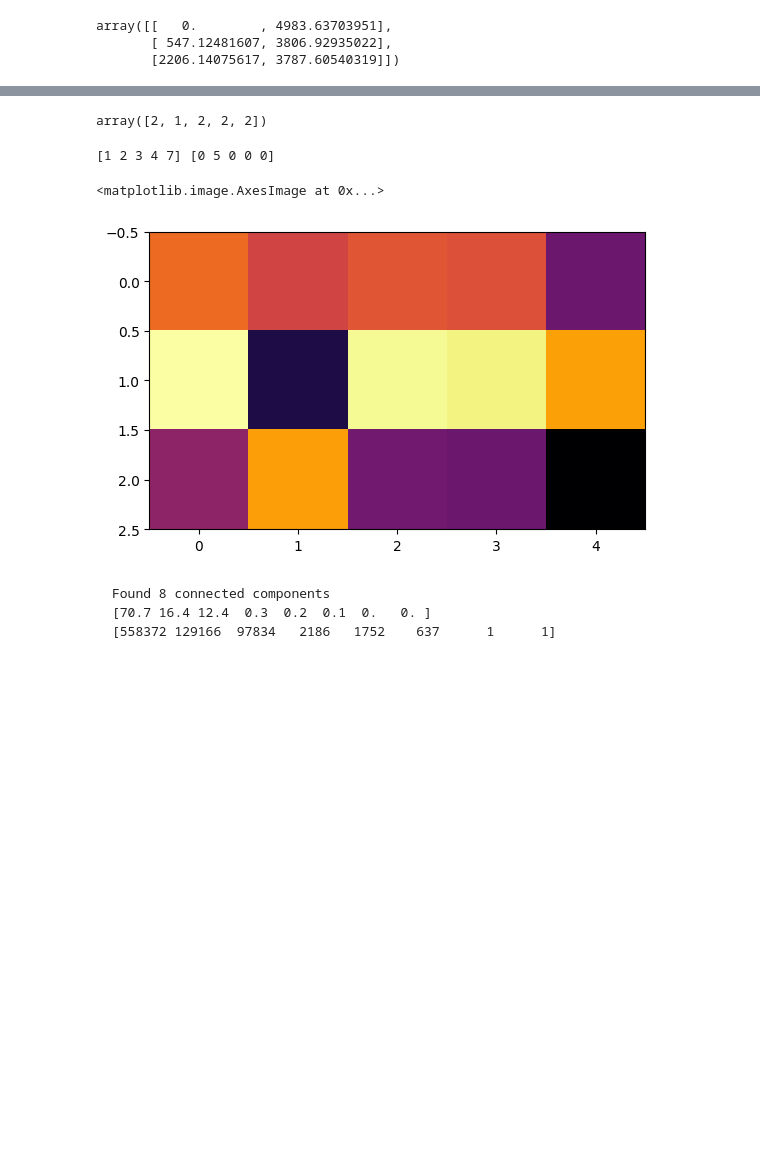
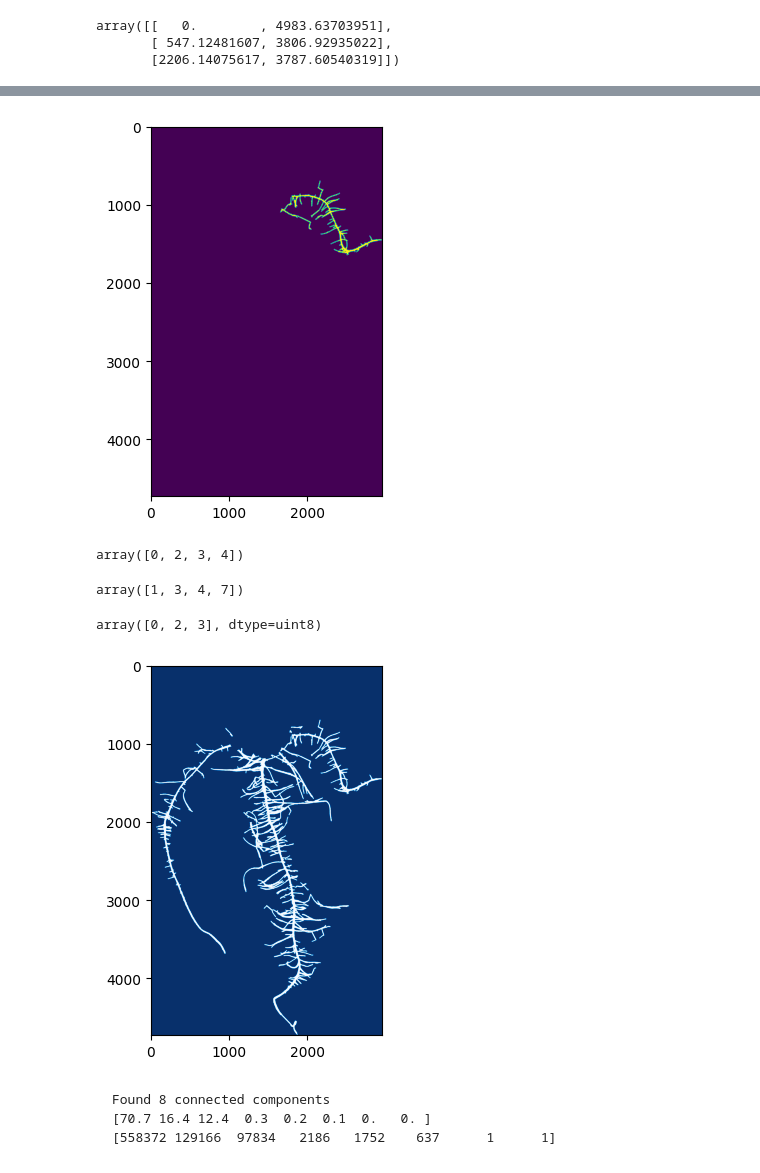
Before and after one commit to ejamezquita/root_necrosis, a Jupyter notebook: jupyter/01_image_preparation.ipynb, the cells around one changed output, grey strips where cells are left out. Saved outputs shown, nothing was run; the diff lists cells and outputs as text; code cells hidden in the pictures; blank space fills up the shorter version.

````diff
--- a/jupyter/01_image_preparation.ipynb
+++ b/jupyter/01_image_preparation.ipynb
@@ -336,15 +346,27 @@ distances = spatial.distance_matrix(ends[mainlabels], ends[minorlabels])
+# %%
+watershed = np.zeros(inv.shape, dtype=np.uint8)
+
+plt.imshow(mask, vmin=0, vmax=1);
+# %% [output]
+[figure, added]
 # %%
+i = 2
+extras = np.nonzero(mainlabels[np.argmin(distances, axis=0)] == mainlabels[i])[0]
+extras
 # %% [output]
-array([2, 1, 2, 2, 2])
+array([0, 2, 3, 4])
+# %%
+minorlabels[extras]
+# %% [output]
+array([1, 3, 4, 7])
 # %%
-print(minorlabels, mainlabels[np.argmin(distances, axis=0)])
+np.unique(watershed)
 # %% [output]
-[1 2 3 4 7] [0 5 0 0 0]
+array([0, 2, 3], dtype=uint8)
 # %%
-plt.imshow(distances, cmap='inferno');
+plt.imshow(watershed, vmin=0, cmap='Blues', origin='upper');
 # %% [output]
-<matplotlib.image.AxesImage at 0x...>
-[figure, old version]
+[figure, new version]
 # %% [markdown]
 ```
 Found 8 connected components
````
Also changed, not shown: parts of 8 cells of this notebook.
